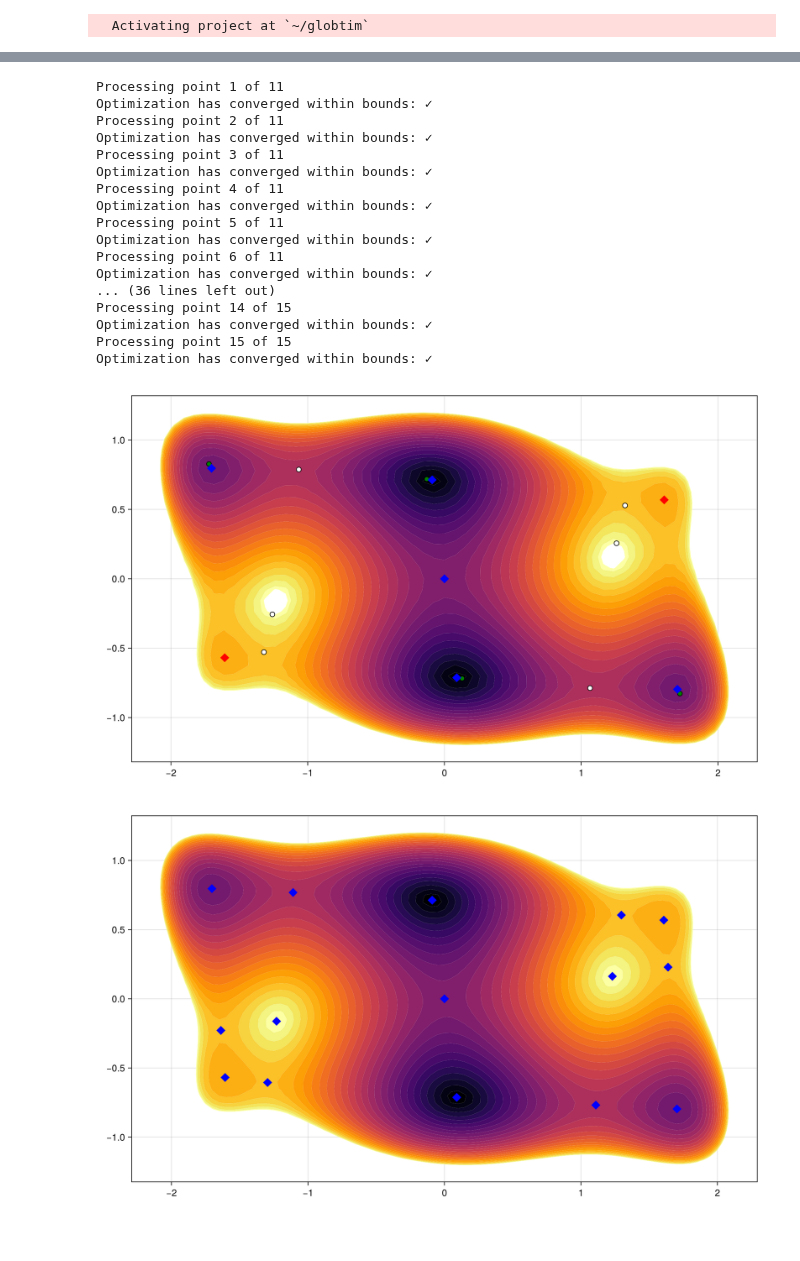
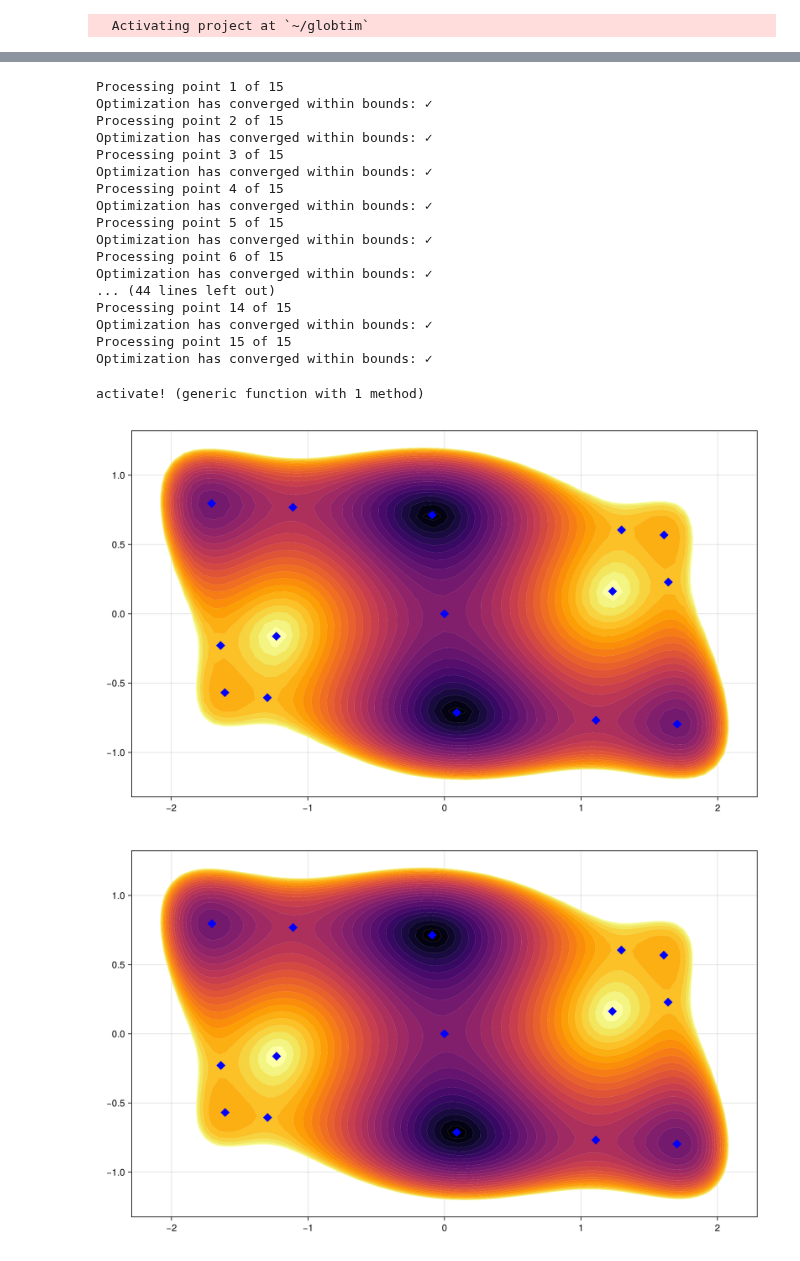
Before and after one commit to gescholt/Globtim.jl, a Jupyter notebook: Examples/Notebooks/Camel_2d.ipynb, the cells around one changed output, grey strips where cells are left out. Saved outputs shown, nothing was run; the diff lists cells and outputs as text; code cells hidden in the pictures.

```diff
--- a/Examples/Notebooks/Camel_2d.ipynb
+++ b/Examples/Notebooks/Camel_2d.ipynb
@@ -14,4 +16,13 @@ using ProgressLogging
 const n, a, b = 2, 5, 1
 const scale_factor = a / b
 f = camel # Objective function
+d = 6 # Initial Degree
+SMPL = 200
+println("Number of samples: ", SMPL^2)
+TR = test_input(f,
+                dim = n,
+                center = [0.0, 0.0],
+                GN = SMPL,
+                sample_range = scale_factor
+                )
 # %% [output]
@@ -19,13 +34,4 @@ camel (generic function with 1 method)
 # %%
-d = 8 # Initial Degree
-SMPL = 200
-println("Number of samples: ", SMPL^2)
-TR = test_input(f,
-                dim = n,
-                center = [0.0, 0.0],
-                GN = SMPL,
-                sample_range = scale_factor
-                )
 pol_cheb = Constructor(TR, d, basis=:chebyshev, precision=RationalPrecision)
-pol_lege = Constructor(TR, d, basis=:legendre, precision=RationalPrecision);
+pol_lege = Constructor(TR, d, basis=:legendre, precision=RationalPrecision, normalized=true);
 # %% [output]
@@ -72,29 +59,32 @@ df_lege = process_crit_pts(real_pts_lege, f, TR)
 # %%
 using Optim
-df_cheb, df_min_cheb = analyze_critical_points(f, df_cheb, TR, tol_dist=0.05);
-df_lege, df_min_lege = analyze_critical_points(f, df_lege, TR, tol_dist=0.05);
+df_cheb, df_min_cheb = analyze_critical_points(f, df_cheb, TR, tol_dist=0.00125);
+df_lege, df_min_lege = analyze_critical_points(f, df_lege, TR, tol_dist=0.00125);
 # %% [output]
-Processing point 1 of 11
+Processing point 1 of 15
 Optimization has converged within bounds: ✓
-Processing point 2 of 11
+Processing point 2 of 15
 Optimization has converged within bounds: ✓
-Processing point 3 of 11
+Processing point 3 of 15
 Optimization has converged within bounds: ✓
-Processing point 4 of 11
+Processing point 4 of 15
 Optimization has converged within bounds: ✓
-Processing point 5 of 11
+Processing point 5 of 15
 Optimization has converged within bounds: ✓
-Processing point 6 of 11
+Processing point 6 of 15
 Optimization has converged within bounds: ✓
-... (36 lines left out)
+... (44 lines left out)
 Processing point 14 of 15
 Optimization has converged within bounds: ✓
 Processing point 15 of 15
 Optimization has converged within bounds: ✓
+# %%
+using CairoMakie
+CairoMakie.activate!
+# %% [output]
+activate! (generic function with 1 method)
 # %%
-using CairoMakie
-CairoMakie.activate!
-cairo_plot_polyapprox_levelset(pol_cheb, TR, df_cheb, df_min_cheb, chebyshev_levels=true)
+fig_1 = cairo_plot_polyapprox_levelset(pol_cheb, TR, df_cheb, df_min_cheb, chebyshev_levels=true)
 # %% [output]
-[figure, old version]
+[figure, new version]
 # %%
```
Also changed, not shown: parts of 7 cells of this notebook, 5 other files.
